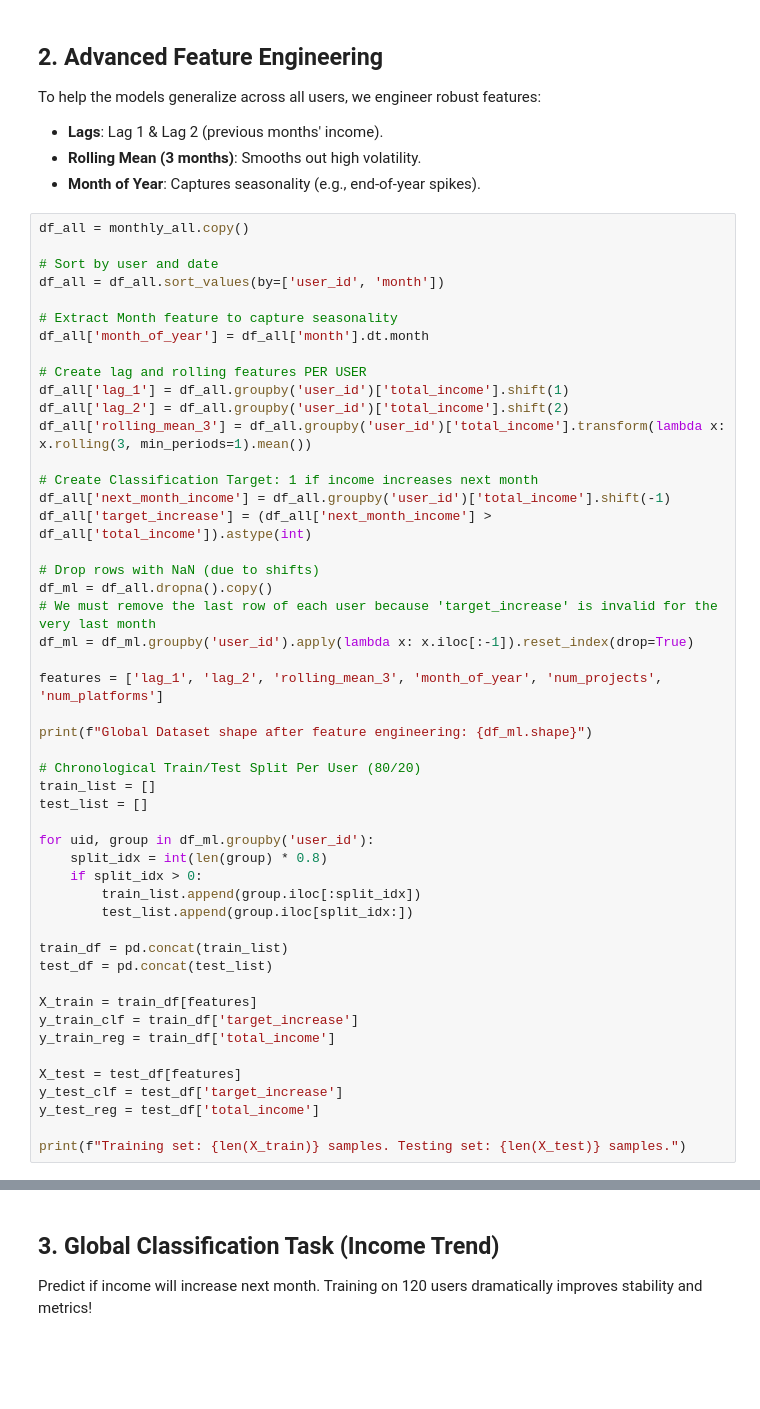
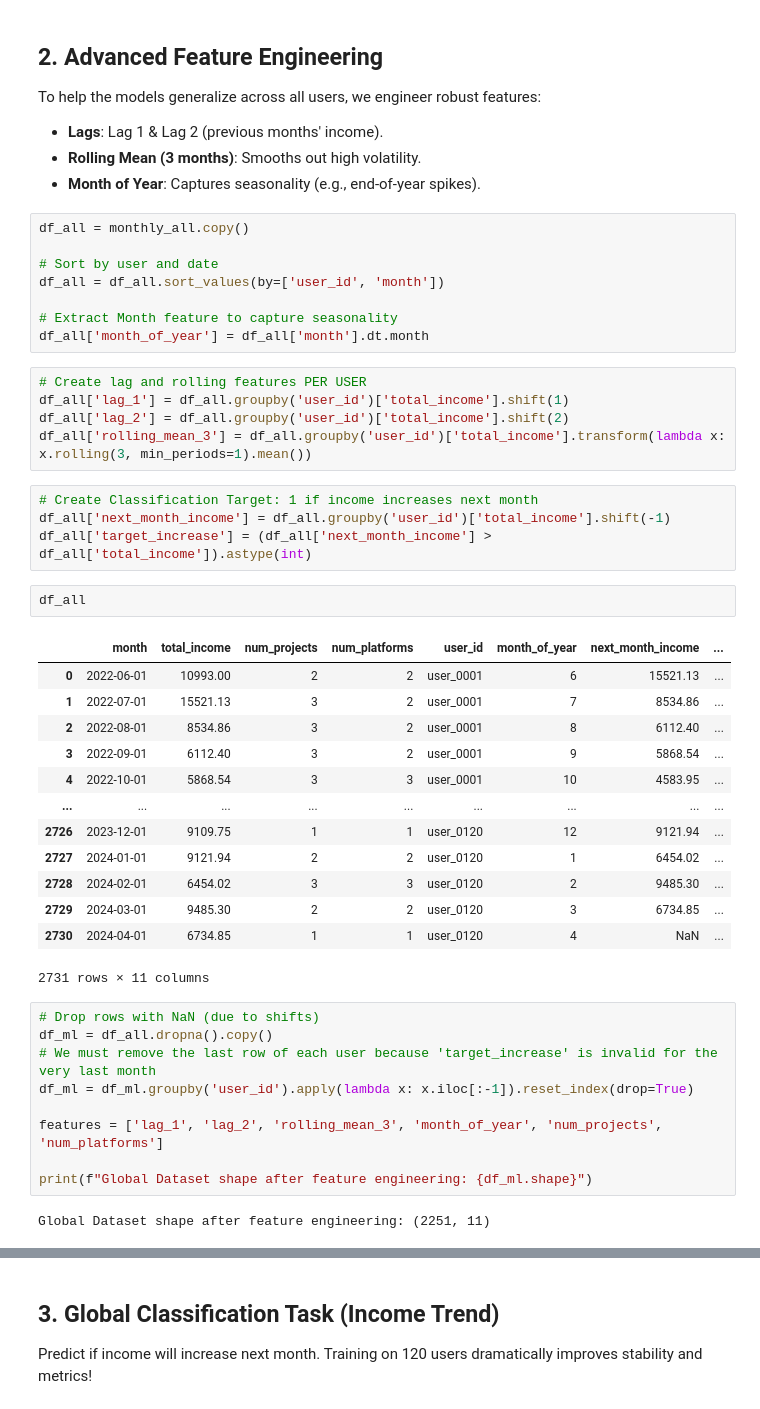
Before and after one commit to Wellfinanced-For-Salam-Hack/AI, a Jupyter notebook: feature_1_income_forecast.ipynb, the cells around one changed output, grey strips where cells are left out. Cells and saved outputs as stored; diff of their text form; blank space fills up the shorter version.

```diff
--- a/feature_1_income_forecast.ipynb
+++ b/feature_1_income_forecast.ipynb
@@ -80,44 +136,39 @@ df_all = df_all.sort_values(by=['user_id', 'month'])
 
 # Extract Month feature to capture seasonality
 df_all['month_of_year'] = df_all['month'].dt.month
-
-# Create lag and rolling features PER USER
-df_all['lag_1'] = df_all.groupby('user_id')['total_income'].shift(1)
-df_all['lag_2'] = df_all.groupby('user_id')['total_income'].shift(2)
-df_all['rolling_mean_3'] = df_all.groupby('user_id')['total_income'].transform(lambda x: x.rolling(3, min_periods=1).mean())
-
-# Create Classification Target: 1 if income increases next month
-df_all['next_month_income'] = df_all.groupby('user_id')['total_income'].shift(-1)
-df_all['target_increase'] = (df_all['next_month_income'] > df_all['total_income']).astype(int)
-
-# Drop rows with NaN (due to shifts)
-df_ml = df_all.dropna().copy()
-# We must remove the last row of each user because 'target_increase' is invalid for the very last month
-df_ml = df_ml.groupby('user_id').apply(lambda x: x.iloc[:-1]).reset_index(drop=True)
-
-features = ['lag_1', 'lag_2', 'rolling_mean_3', 'month_of_year', 'num_projects', 'num_platforms']
-
-print(f"Global Dataset shape after feature engineering: {df_ml.shape}")
-
-# Chronological Train/Test Split Per User (80/20)
-train_list = []
-test_list = []
-
-for uid, group in df_ml.groupby('user_id'):
-    split_idx = int(len(group) * 0.8)
-    if split_idx > 0:
-        train_list.append(group.iloc[:split_idx])
-        test_list.append(group.iloc[split_idx:])
-
-train_df = pd.concat(train_list)
-test_df = pd.concat(test_list)
-
-X_train = train_df[features]
-y_train_clf = train_df['target_increase']
-y_train_reg = train_df['total_income']
-
-X_test = test_df[features]
-y_test_clf = test_df['target_increase']
-y_test_reg = test_df['total_income']
-
-print(f"Training set: {len(X_train)} samples. Testing set: {len(X_test)} samples.")
+# %%
+# Create lag and rolling features PER USER
+df_all['lag_1'] = df_all.groupby('user_id')['total_income'].shift(1)
+df_all['lag_2'] = df_all.groupby('user_id')['total_income'].shift(2)
+df_all['rolling_mean_3'] = df_all.groupby('user_id')['total_income'].transform(lambda x: x.rolling(3, min_periods=1).mean())
+# %%
+# Create Classification Target: 1 if income increases next month
+df_all['next_month_income'] = df_all.groupby('user_id')['total_income'].shift(-1)
+df_all['target_increase'] = (df_all['next_month_income'] > df_all['total_income']).astype(int)
+# %%
+df_all
+# %% [output]
+|  | month | total_income | num_projects | num_platforms | user_id | month_of_year | next_month_income | ... |
+| 0 | 2022-06-01 | 10993.00 | 2 | 2 | user_0001 | 6 | 15521.13 | ... |
+| 1 | 2022-07-01 | 15521.13 | 3 | 2 | user_0001 | 7 | 8534.86 | ... |
+| 2 | 2022-08-01 | 8534.86 | 3 | 2 | user_0001 | 8 | 6112.40 | ... |
+| 3 | 2022-09-01 | 6112.40 | 3 | 2 | user_0001 | 9 | 5868.54 | ... |
+| 4 | 2022-10-01 | 5868.54 | 3 | 3 | user_0001 | 10 | 4583.95 | ... |
+| ... | ... | ... | ... | ... | ... | ... | ... | ... |
+| 2726 | 2023-12-01 | 9109.75 | 1 | 1 | user_0120 | 12 | 9121.94 | ... |
+| 2727 | 2024-01-01 | 9121.94 | 2 | 2 | user_0120 | 1 | 6454.02 | ... |
+| 2728 | 2024-02-01 | 6454.02 | 3 | 3 | user_0120 | 2 | 9485.30 | ... |
+| 2729 | 2024-03-01 | 9485.30 | 2 | 2 | user_0120 | 3 | 6734.85 | ... |
+| 2730 | 2024-04-01 | 6734.85 | 1 | 1 | user_0120 | 4 | NaN | ... |
+2731 rows × 11 columns
+# %%
+# Drop rows with NaN (due to shifts)
+df_ml = df_all.dropna().copy()
+# We must remove the last row of each user because 'target_increase' is invalid for the very last month
+df_ml = df_ml.groupby('user_id').apply(lambda x: x.iloc[:-1]).reset_index(drop=True)
+
+features = ['lag_1', 'lag_2', 'rolling_mean_3', 'month_of_year', 'num_projects', 'num_platforms']
+
+print(f"Global Dataset shape after feature engineering: {df_ml.shape}")
+# %% [output]
+Global Dataset shape after feature engineering: (2251, 11)
```
Also changed, not shown: parts of 10 cells of this notebook.
